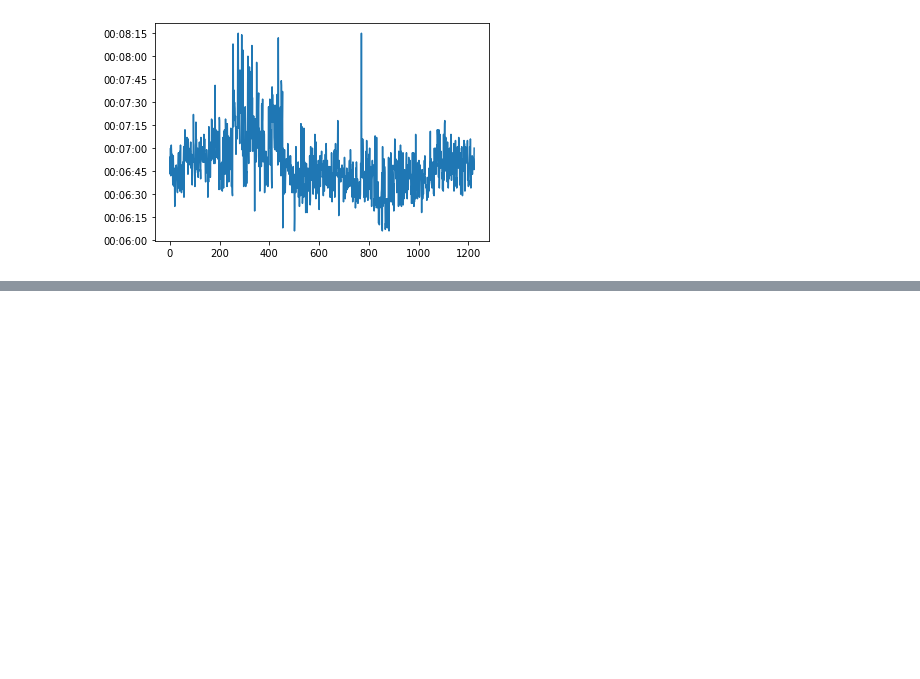
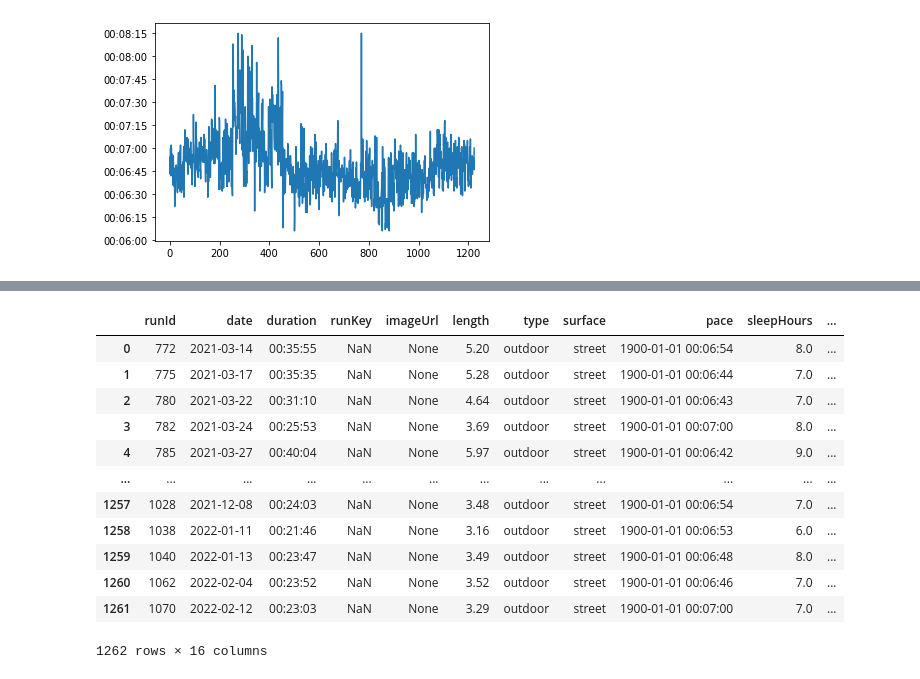
Before and after one commit to sbogucki12/workoutdata, a Jupyter notebook: runlog-etl.ipynb, the cells around one changed output, grey strips where cells are left out. Saved outputs shown, nothing was run; the diff lists cells and outputs as text; code cells hidden in the pictures; blank space fills up the shorter version.

Commit message:
transformed string to datetime for pace

```diff
--- a/runlog-etl.ipynb
+++ b/runlog-etl.ipynb
@@ -95,12 +95,13 @@ for pace in paces:
 splice away miliseconds
 # %%
 paces_spliced = []
+count = 0
 for pace in paces:
     if len(pace) > 8:
-        pace = pace[:-8]
+        pace_spliced = pace[:-8]
+        paces_spliced.append(pace_spliced)
+    elif len(pace) == 8:
         paces_spliced.append(pace)
-    elif pace == 8:
-        paces_spliced.append(pace)
 # %%
 for pace in paces_spliced:
     print(pace)
@@ -179,0 +218,3 @@ datetimes_series.plot()
+# %%
+df['pace'] = datetimes_series
+type(df['pace'][0])
@@ -179,0 +244,16 @@ datetimes_series.plot()
+# %%
+df
+# %% [output]
+|  | runId | date | duration | runKey | imageUrl | length | type | surface | pace | sleepHours | ... |
+| 0 | 772 | 2021-03-14 | 00:35:55 | NaN | None | 5.20 | outdoor | street | 1900-01-01 00:06:54 | 8.0 | ... |
+| 1 | 775 | 2021-03-17 | 00:35:35 | NaN | None | 5.28 | outdoor | street | 1900-01-01 00:06:44 | 7.0 | ... |
+| 2 | 780 | 2021-03-22 | 00:31:10 | NaN | None | 4.64 | outdoor | street | 1900-01-01 00:06:43 | 7.0 | ... |
+| 3 | 782 | 2021-03-24 | 00:25:53 | NaN | None | 3.69 | outdoor | street | 1900-01-01 00:07:00 | 8.0 | ... |
+| 4 | 785 | 2021-03-27 | 00:40:04 | NaN | None | 5.97 | outdoor | street | 1900-01-01 00:06:42 | 9.0 | ... |
+| ... | ... | ... | ... | ... | ... | ... | ... | ... | ... | ... | ... |
+| 1257 | 1028 | 2021-12-08 | 00:24:03 | NaN | None | 3.48 | outdoor | street | 1900-01-01 00:06:54 | 7.0 | ... |
+| 1258 | 1038 | 2022-01-11 | 00:21:46 | NaN | None | 3.16 | outdoor | street | 1900-01-01 00:06:53 | 6.0 | ... |
+| 1259 | 1040 | 2022-01-13 | 00:23:47 | NaN | None | 3.49 | outdoor | street | 1900-01-01 00:06:48 | 8.0 | ... |
+| 1260 | 1062 | 2022-02-04 | 00:23:52 | NaN | None | 3.52 | outdoor | street | 1900-01-01 00:06:46 | 7.0 | ... |
+| 1261 | 1070 | 2022-02-12 | 00:23:03 | NaN | None | 3.29 | outdoor | street | 1900-01-01 00:07:00 | 7.0 | ... |
+1262 rows × 16 columns
```
Also changed, not shown: parts of 7 cells of this notebook.
